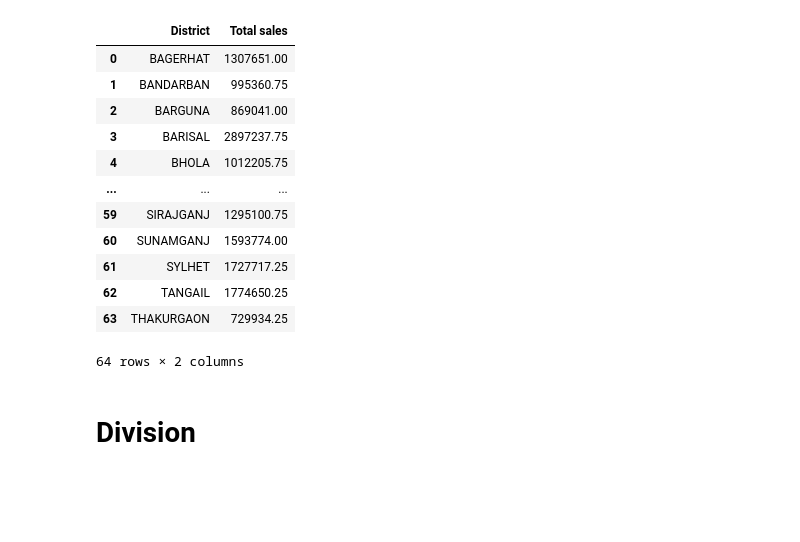
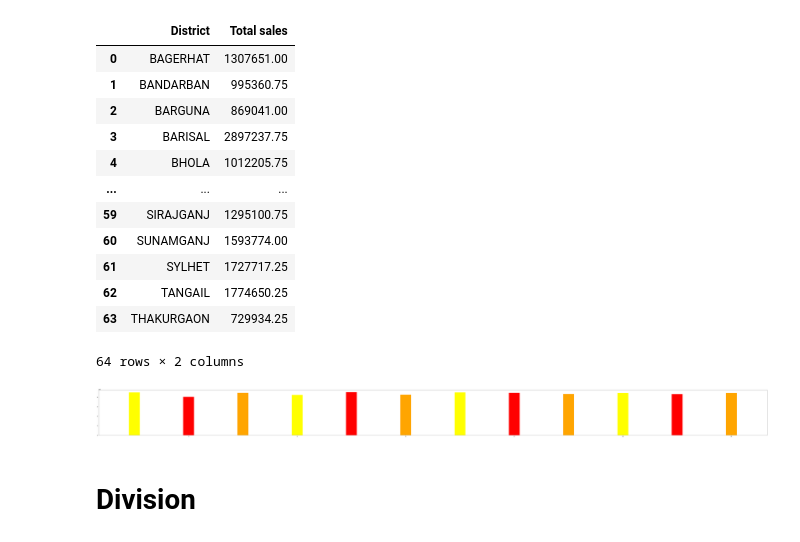
Before and after one commit to esrdlab-vinternship/HDA-5th-Round-vInternship, a Jupyter notebook: notebook/dataload/olap_query.ipynb, the cells around one changed output. Cells and saved outputs as stored; diff of their text form; code cells hidden in the pictures; blank space fills up the shorter version.

```diff
--- a/notebook/dataload/olap_query.ipynb
+++ b/notebook/dataload/olap_query.ipynb
@@ -92,6 +92,17 @@ district_wise_total_sale_price_df
 | 62 | TANGAIL | 1774650.25 |
 | 63 | THAKURGAON | 729934.25 |
 64 rows × 2 columns
+# %%
+fig=plt.figure (figsize=(100,7))
+colors_list=['yellow','Red','Orange']
+district_wise_total_sale_price_df=pd.DataFrame(list(q2), columns=['District','Total sales'])
+#df = pd.DataFrame()
+#df = df.set_index(['division'])
+plt.bar(district_wise_total_sale_price_df['District'], district_wise_total_sale_price_df['Total sales'],color=colors_list,width=0.)
+
+plt.show()
+# %% [output]
+[figure, added]
 # %% [markdown]
 # Division
 # %%
```
Also changed, not shown: parts of 28 cells of this notebook.
